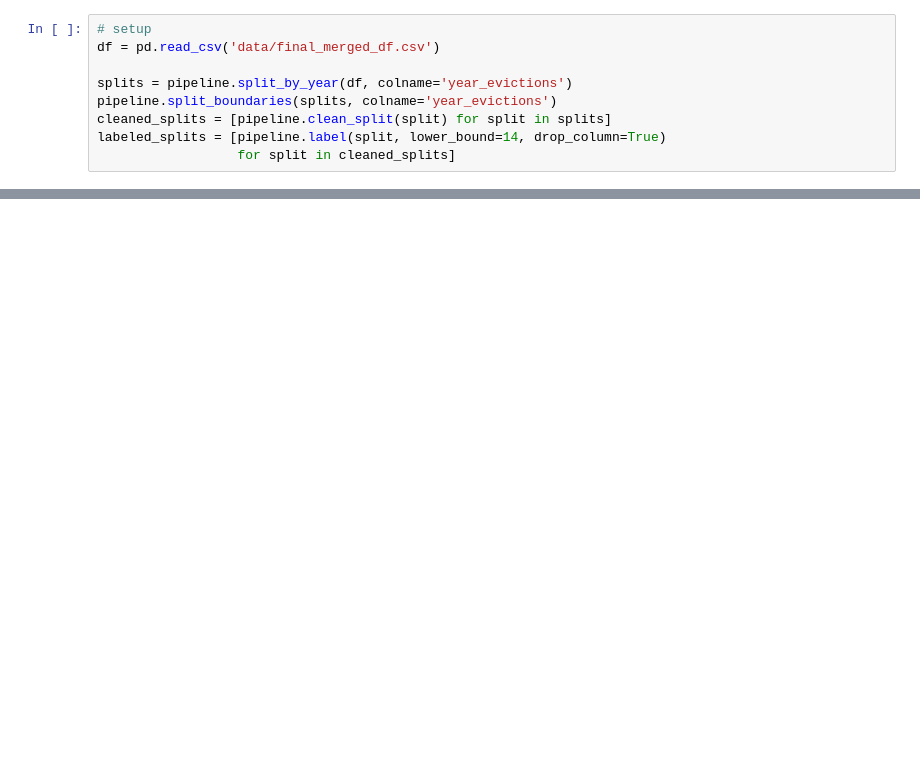
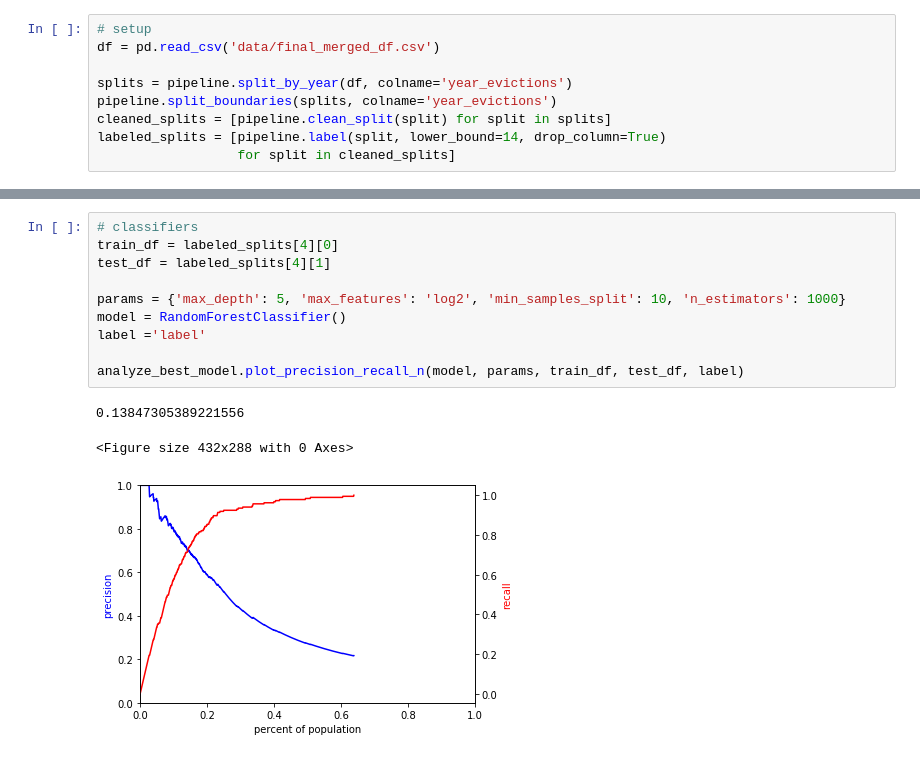
Before and after one commit to sinclairtarget/philly-evictions, a Jupyter notebook: interpret.ipynb, the cells around one changed output, grey strips where cells are left out. Saved outputs shown, nothing was run; the diff lists cells and outputs as text; blank space fills up the shorter version.

```diff
--- a/interpret.ipynb
+++ b/interpret.ipynb
@@ -74,0 +52,14 @@ top_k_blocks_clf(model, X_train, y_train, X_test, 0.16).head(10)
+# %%
+# classifiers
+train_df = labeled_splits[4][0]
+test_df = labeled_splits[4][1]
+
+params = {'max_depth': 5, 'max_features': 'log2', 'min_samples_split': 10, 'n_estimators': 1000}
+model = RandomForestClassifier()
+label ='label'
+
+analyze_best_model.plot_precision_recall_n(model, params, train_df, test_df, label)
+# %% [output]
+0.13847305389221556
+<Figure size 432x288 with 0 Axes>
+[figure, added]
```
Also changed, not shown: parts of 11 cells of this notebook, 1 other file.
